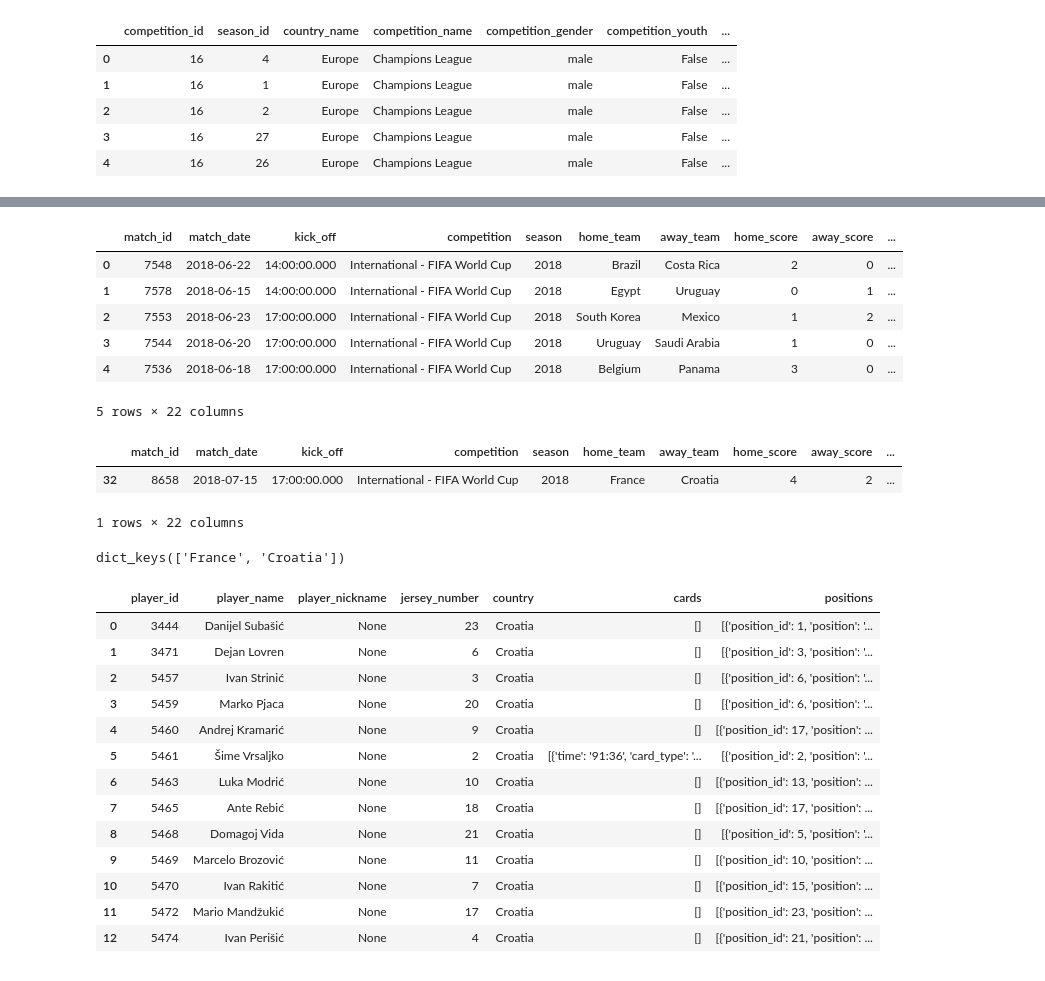
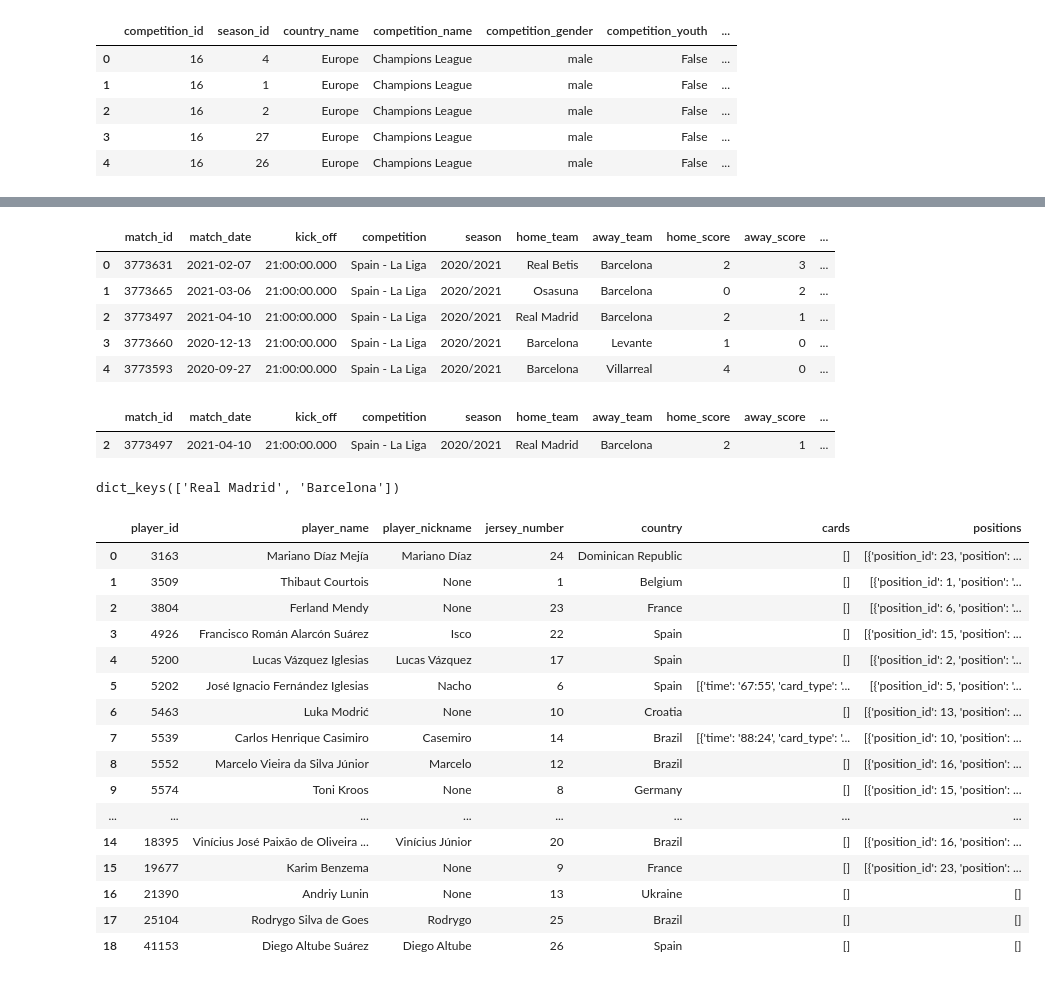
Before and after one commit to victorrmtz/Futbol_Predictor, a Jupyter notebook: src/Analisis partido.ipynb, the cells around one changed output, grey strips where cells are left out. Cells and saved outputs as stored; diff of their text form; code cells hidden in the pictures.

```diff
--- a/src/Analisis partido.ipynb
+++ b/src/Analisis partido.ipynb
@@ -31,40 +38,41 @@ sb.competitions().drop_duplicates(['country_name', 'competition_name'])
 # %%
-df_2018 = sb.matches(competition_id=43, season_id=3)
-df_2018.head()
+df_2020 = sb.matches(competition_id=11, season_id=90)
+df_2020.head()
 # %% [output]
 |  | match_id | match_date | kick_off | competition | season | home_team | away_team | home_score | away_score | ... |
-| 0 | 7548 | 2018-06-22 | 14:00:00.000 | International - FIFA World Cup | 2018 | Brazil | Costa Rica | 2 | 0 | ... |
-| 1 | 7578 | 2018-06-15 | 14:00:00.000 | International - FIFA World Cup | 2018 | Egypt | Uruguay | 0 | 1 | ... |
-| 2 | 7553 | 2018-06-23 | 17:00:00.000 | International - FIFA World Cup | 2018 | South Korea | Mexico | 1 | 2 | ... |
-| 3 | 7544 | 2018-06-20 | 17:00:00.000 | International - FIFA World Cup | 2018 | Uruguay | Saudi Arabia | 1 | 0 | ... |
-| 4 | 7536 | 2018-06-18 | 17:00:00.000 | International - FIFA World Cup | 2018 | Belgium | Panama | 3 | 0 | ... |
+| 0 | 3773631 | 2021-02-07 | 21:00:00.000 | Spain - La Liga | 2020/2021 | Real Betis | Barcelona | 2 | 3 | ... |
+| 1 | 3773665 | 2021-03-06 | 21:00:00.000 | Spain - La Liga | 2020/2021 | Osasuna | Barcelona | 0 | 2 | ... |
+| 2 | 3773497 | 2021-04-10 | 21:00:00.000 | Spain - La Liga | 2020/2021 | Real Madrid | Barcelona | 2 | 1 | ... |
+| 3 | 3773660 | 2020-12-13 | 21:00:00.000 | Spain - La Liga | 2020/2021 | Barcelona | Levante | 1 | 0 | ... |
+| 4 | 3773593 | 2020-09-27 | 21:00:00.000 | Spain - La Liga | 2020/2021 | Barcelona | Villarreal | 4 | 0 | ... |
-5 rows × 22 columns
 # %%
-id_final_2018 = 8658
-df_2018[df_2018['match_id']==id_final_2018]
+id_clasico = 3773497
+df_2020[df_2020['match_id'] == id_clasico]
 # %% [output]
 |  | match_id | match_date | kick_off | competition | season | home_team | away_team | home_score | away_score | ... |
-| 32 | 8658 | 2018-07-15 | 17:00:00.000 | International - FIFA World Cup | 2018 | France | Croatia | 4 | 2 | ... |
+| 2 | 3773497 | 2021-04-10 | 21:00:00.000 | Spain - La Liga | 2020/2021 | Real Madrid | Barcelona | 2 | 1 | ... |
-1 rows × 22 columns
 # %%
-df_lineups = sb.lineups(match_id=id_final_2018)
+df_lineups = sb.lineups(match_id = id_clasico)
 df_lineups.keys()
 # %% [output]
-dict_keys(['France', 'Croatia'])
+dict_keys(['Real Madrid', 'Barcelona'])
 # %%
-df_lineups['Croatia']
+df_lineups['Real Madrid']
 # %% [output]
 |  | player_id | player_name | player_nickname | jersey_number | country | cards | positions |
-| 0 | 3444 | Danijel Subašić | None | 23 | Croatia | [] | [{'position_id': 1, 'position': '... |
-| 1 | 3471 | Dejan Lovren | None | 6 | Croatia | [] | [{'position_id': 3, 'position': '... |
-| 2 | 5457 | Ivan Strinić | None | 3 | Croatia | [] | [{'position_id': 6, 'position': '... |
-| 3 | 5459 | Marko Pjaca | None | 20 | Croatia | [] | [{'position_id': 6, 'position': '... |
-| 4 | 5460 | Andrej Kramarić | None | 9 | Croatia | [] | [{'position_id': 17, 'position': ... |
-| 5 | 5461 | Šime Vrsaljko | None | 2 | Croatia | [{'time': '91:36', 'card_type': '... | [{'position_id': 2, 'position': '... |
+| 0 | 3163 | Mariano Díaz Mejía | Mariano Díaz | 24 | Dominican Republic | [] | [{'position_id': 23, 'position': ... |
+| 1 | 3509 | Thibaut Courtois | None | 1 | Belgium | [] | [{'position_id': 1, 'position': '... |
+| 2 | 3804 | Ferland Mendy | None | 23 | France | [] | [{'position_id': 6, 'position': '... |
+| 3 | 4926 | Francisco Román Alarcón Suárez | Isco | 22 | Spain | [] | [{'position_id': 15, 'position': ... |
+| 4 | 5200 | Lucas Vázquez Iglesias | Lucas Vázquez | 17 | Spain | [] | [{'position_id': 2, 'position': '... |
+| 5 | 5202 | José Ignacio Fernández Iglesias | Nacho | 6 | Spain | [{'time': '67:55', 'card_type': '... | [{'position_id': 5, 'position': '... |
 | 6 | 5463 | Luka Modrić | None | 10 | Croatia | [] | [{'position_id': 13, 'position': ... |
-| 7 | 5465 | Ante Rebić | None | 18 | Croatia | [] | [{'position_id': 17, 'position': ... |
-| 8 | 5468 | Domagoj Vida | None | 21 | Croatia | [] | [{'position_id': 5, 'position': '... |
-| 9 | 5469 | Marcelo Brozović | None | 11 | Croatia | [] | [{'position_id': 10, 'position': ... |
-| 10 | 5470 | Ivan Rakitić | None | 7 | Croatia | [] | [{'position_id': 15, 'position': ... |
-| 11 | 5472 | Mario Mandžukić | None | 17 | Croatia | [] | [{'position_id': 23, 'position': ... |
-| 12 | 5474 | Ivan Perišić | None | 4 | Croatia | [] | [{'position_id': 21, 'position': ... |
+| 7 | 5539 | Carlos Henrique Casimiro | Casemiro | 14 | Brazil | [{'time': '88:24', 'card_type': '... | [{'position_id': 10, 'position': ... |
+| 8 | 5552 | Marcelo Vieira da Silva Júnior | Marcelo | 12 | Brazil | [] | [{'position_id': 16, 'position': ... |
+| 9 | 5574 | Toni Kroos | None | 8 | Germany | [] | [{'position_id': 15, 'position': ... |
+| ... | ... | ... | ... | ... | ... | ... | ... |
+| 14 | 18395 | Vinícius José Paixão de Oliveira ... | Vinícius Júnior | 20 | Brazil | [] | [{'position_id': 16, 'position': ... |
+| 15 | 19677 | Karim Benzema | None | 9 | France | [] | [{'position_id': 23, 'position': ... |
+| 16 | 21390 | Andriy Lunin | None | 13 | Ukraine | [] | [] |
+| 17 | 25104 | Rodrygo Silva de Goes | Rodrygo | 25 | Brazil | [] | [] |
+| 18 | 41153 | Diego Altube Suárez | Diego Altube | 26 | Spain | [] | [] |
```
Also changed, not shown: parts of 12 cells of this notebook, 4 other files.
